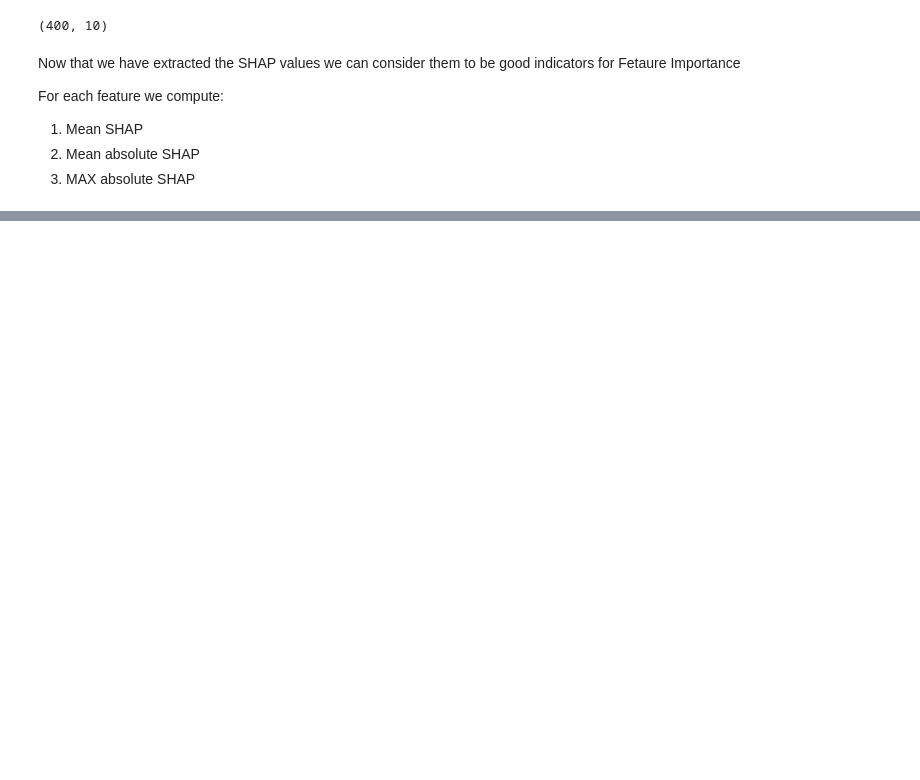
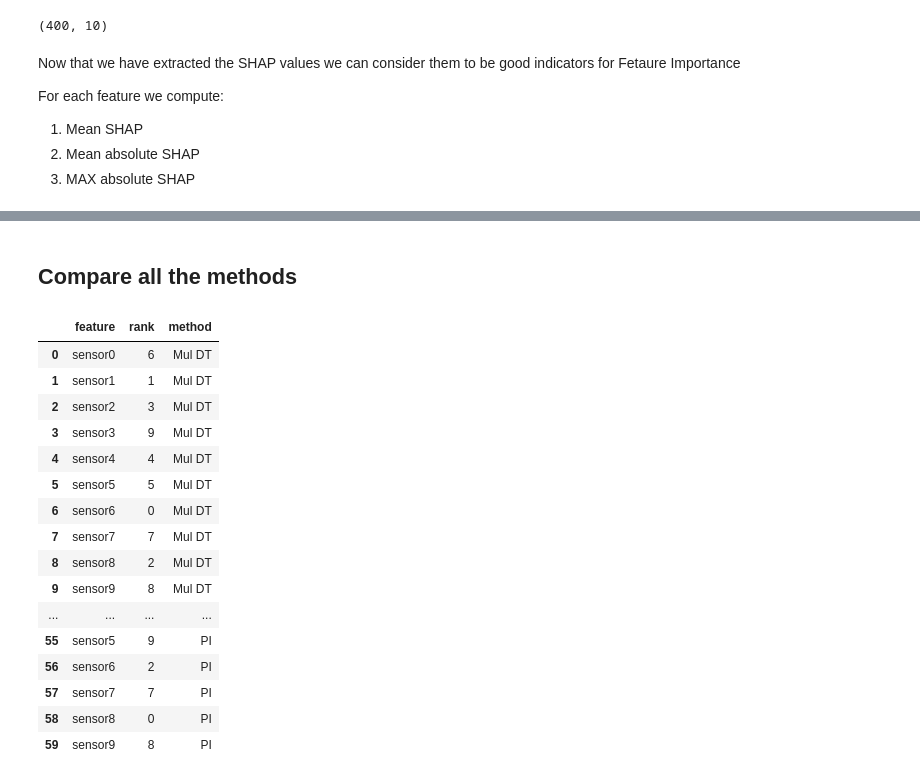
Before and after one commit to ShaunakSen/Data-Science-and-Machine-Learning, a Jupyter notebook: SmartSteelTech_Challenge.ipynb, the cells around one changed output, grey strips where cells are left out. Cells and saved outputs as stored; diff of their text form; code cells hidden in the pictures; blank space fills up the shorter version.

```diff
--- a/SmartSteelTech_Challenge.ipynb
+++ b/SmartSteelTech_Challenge.ipynb
@@ -833,0 +917,2 @@ pd.DataFrame(feature_stats)
+# %%
+permutation_FI = inspection_obj.importances_mean
@@ -833,0 +958,2 @@ pd.DataFrame(feature_stats)
+# %% [markdown]
+## Compare all the methods
@@ -833,0 +983,21 @@ pd.DataFrame(feature_stats)
+# %%
+all_feature_ranks = pd.DataFrame(all_feature_ranks)
+all_feature_ranks
+# %% [output]
+|  | feature | rank | method |
+| 0 | sensor0 | 6 | Mul DT |
+| 1 | sensor1 | 1 | Mul DT |
+| 2 | sensor2 | 3 | Mul DT |
+| 3 | sensor3 | 9 | Mul DT |
+| 4 | sensor4 | 4 | Mul DT |
+| 5 | sensor5 | 5 | Mul DT |
+| 6 | sensor6 | 0 | Mul DT |
+| 7 | sensor7 | 7 | Mul DT |
+| 8 | sensor8 | 2 | Mul DT |
+| 9 | sensor9 | 8 | Mul DT |
+| ... | ... | ... | ... |
+| 55 | sensor5 | 9 | PI |
+| 56 | sensor6 | 2 | PI |
+| 57 | sensor7 | 7 | PI |
+| 58 | sensor8 | 0 | PI |
+| 59 | sensor9 | 8 | PI |
```
Also changed, not shown: parts of 29 cells of this notebook.
